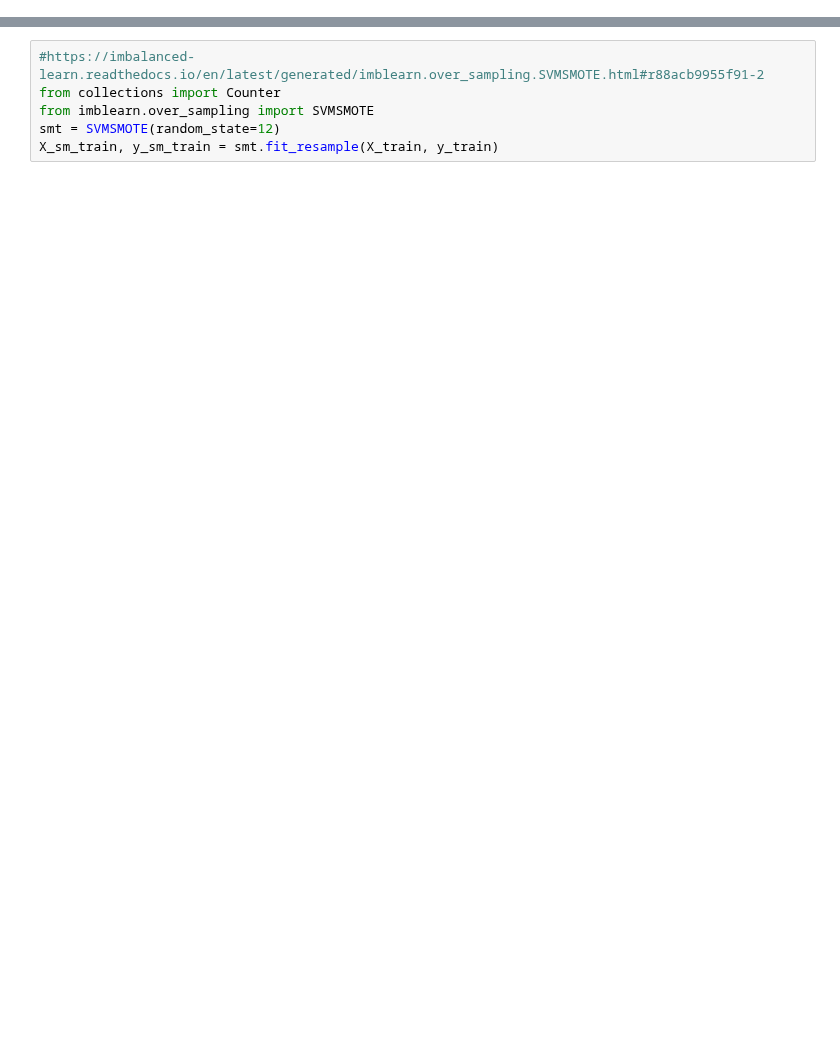
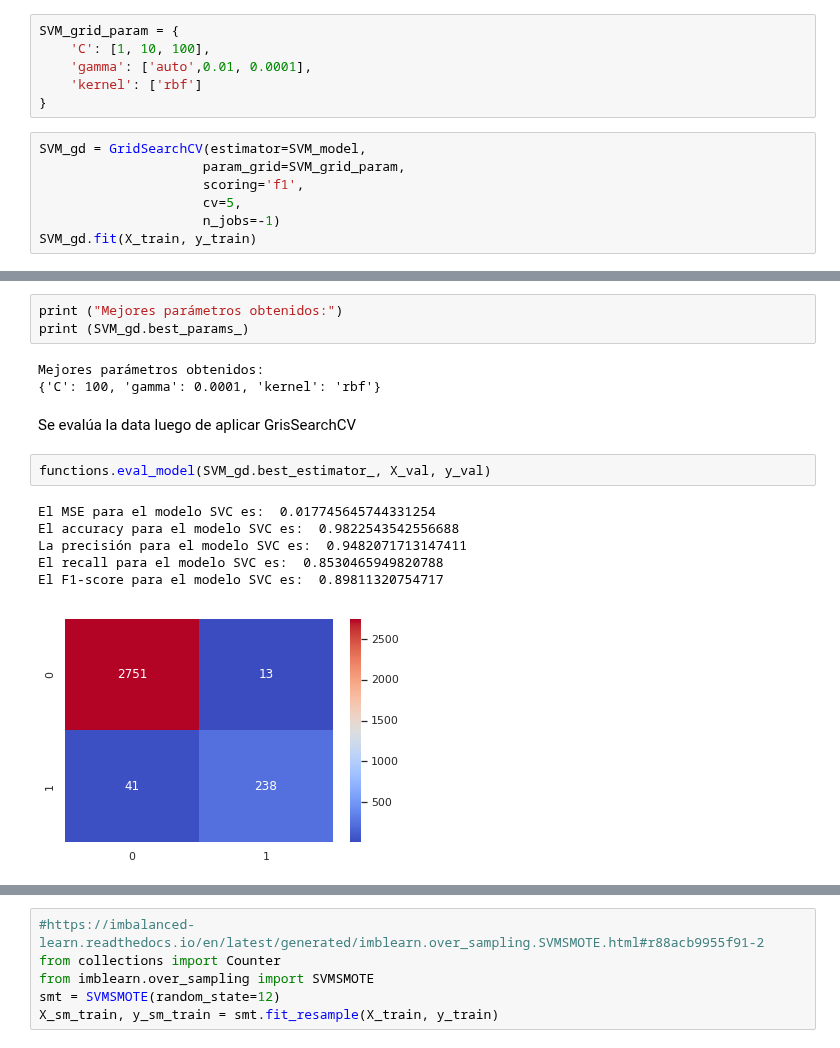
Before and after one commit to MrCycler/ML_PULSAR_CLASSIFICATION_PROJECT, a Jupyter notebook: APLICACION DE ALGORITMOS/Prueba_DataCruda.ipynb, the cells around one changed output, grey strips where cells are left out. Drawn from its saved outputs; the diff is of its cells as text; blank space fills up the shorter version.

```diff
--- a/APLICACION DE ALGORITMOS/Prueba_DataCruda.ipynb
+++ b/APLICACION DE ALGORITMOS/Prueba_DataCruda.ipynb
@@ -71,0 +159,13 @@ def eval_model(model, X_val, y_val):
+# %%
+SVM_grid_param = {
+    'C': [1, 10, 100],
+    'gamma': ['auto',0.01, 0.0001],
+    'kernel': ['rbf']
+}
+# %%
+SVM_gd = GridSearchCV(estimator=SVM_model,
+                     param_grid=SVM_grid_param,
+                     scoring='f1',
+                     cv=5,
+                     n_jobs=-1)
+SVM_gd.fit(X_train, y_train)
@@ -71,0 +184,17 @@ def eval_model(model, X_val, y_val):
+# %%
+print ("Mejores parámetros obtenidos:")
+print (SVM_gd.best_params_)
+# %% [output]
+Mejores parámetros obtenidos:
+{'C': 100, 'gamma': 0.0001, 'kernel': 'rbf'}
+# %% [markdown]
+Se evalúa la data luego de aplicar GrisSearchCV
+# %%
+functions.eval_model(SVM_gd.best_estimator_, X_val, y_val)
+# %% [output]
+El MSE para el modelo SVC es:  0.017745645744331254
+El accuracy para el modelo SVC es:  0.9822543542556688
+La precisión para el modelo SVC es:  0.9482071713147411
+El recall para el modelo SVC es:  0.8530465949820788
+El F1-score para el modelo SVC es:  0.89811320754717
+[figure, added]
```
Also changed, not shown: parts of 43 cells of this notebook.
